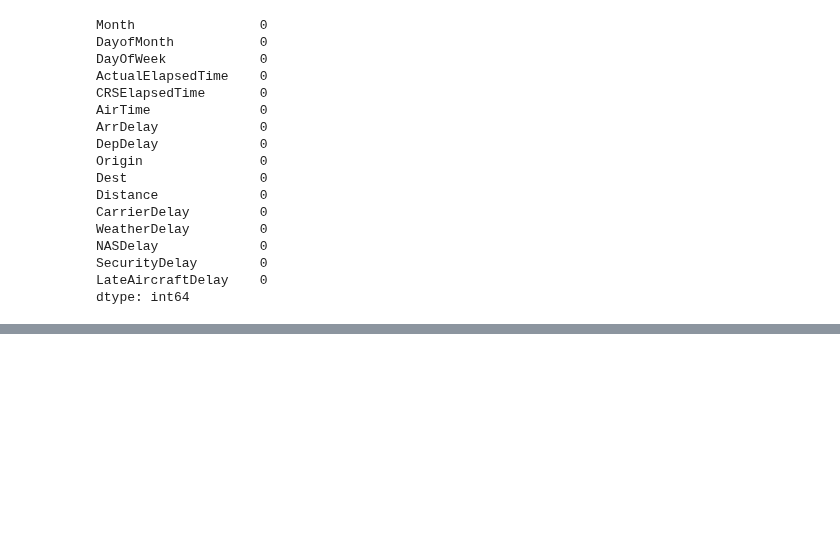
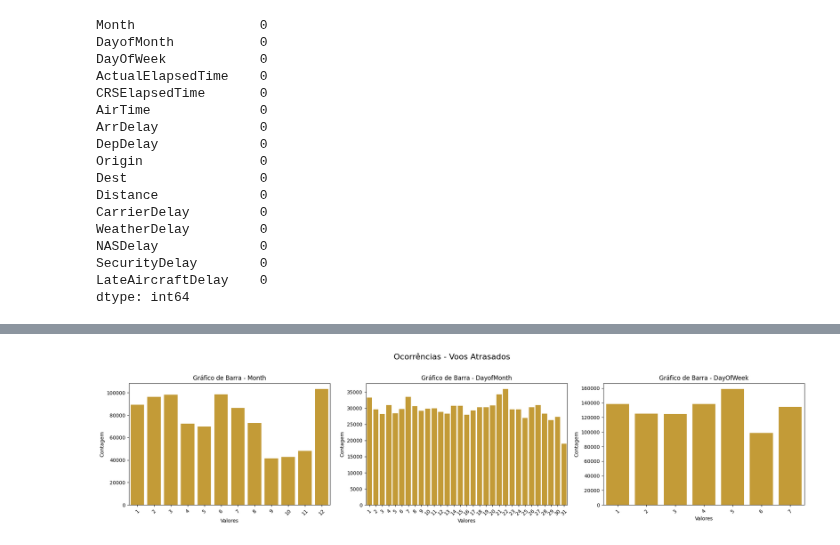
Before and after one commit to AdrielyZBoller/Projeto_Mod05_Ada_VemSerTech, a Jupyter notebook: analise_atrasados.ipynb, the cells around one changed output, grey strips where cells are left out. Cells and saved outputs as stored; diff of their text form; code cells hidden in the pictures; blank space fills up the shorter version.

Commit message:
análise dos voos atrasados

```diff
--- a/analise_atrasados.ipynb
+++ b/analise_atrasados.ipynb
@@ -329,0 +342,12 @@ coisas que possam estar erradas
+# %%
+# Calcular o quantil de 5%
+quantil_5 = df['AirTime'].quantile(0.05)
+
+# Aplicar o filtro
+df  = df.loc[df['AirTime'] >= quantil_5]
+
+# Calcular o quantil de 5%
+quantil_5 = df['CRSElapsedTime'].quantile(0.05)
+
+# Aplicar o filtro
+df  = df.loc[df['CRSElapsedTime'] >= quantil_5]
@@ -329,0 +369,7 @@ coisas que possam estar erradas
+# %%
+# como voos extremamentes longos são incomuns, voos que duraram mais de 90% que o conjunto de dados serão retirados
+# Calcular o quantil de 95%
+quantil = df['ActualElapsedTime'].quantile(0.9)
+
+# Aplicar o filtro
+df  = df.loc[df['ActualElapsedTime'] <= quantil]
@@ -329,0 +392,5 @@ coisas que possam estar erradas
+# %%
+quantil = df['Distance'].quantile(0.95)
+
+# Aplicar o filtro
+df  = df.loc[df['Distance'] <= quantil]
@@ -329,0 +409,21 @@ coisas que possam estar erradas
+# %%
+# Criar gráficos de barra para variáveis discretas
+fig, axs =plt.subplots(1,3, figsize = (20,5))
+
+for i, ax in zip(lista_var_discretas, axs.flatten()):
+    sns.countplot(x=i, data=df[[i]], ax=ax, color='goldenrod')
+    ax.set_title(f'Gráfico de Barra - {i}')
+    ax.set_xlabel('Valores')
+    ax.set_ylabel('Contagem')
+
+    # Ajusta a rotação dos rótulos para melhor legibilidade
+    ax.tick_params(axis='x', rotation=45)
+# Adiciona um título geral acima dos subgráficos
+fig.suptitle('Ocorrências - Voos Atrasados', fontsize=16)
+# Ajusta o layout para evitar sobreposição
+plt.tight_layout(rect=[0, 0, 1, 0.96])  # Ajusta o espaço para acomodar o título geral
+
+# Exibe a figura
+plt.show()
+# %% [output]
+[figure, added]
```
Also changed, not shown: parts of 15 cells of this notebook, 1 other file.
